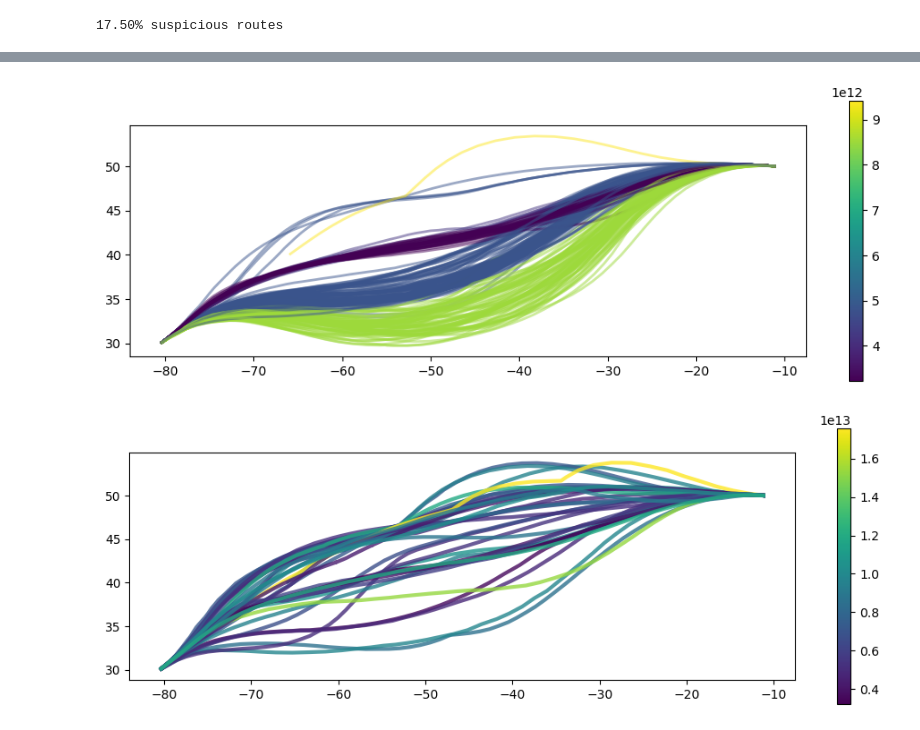
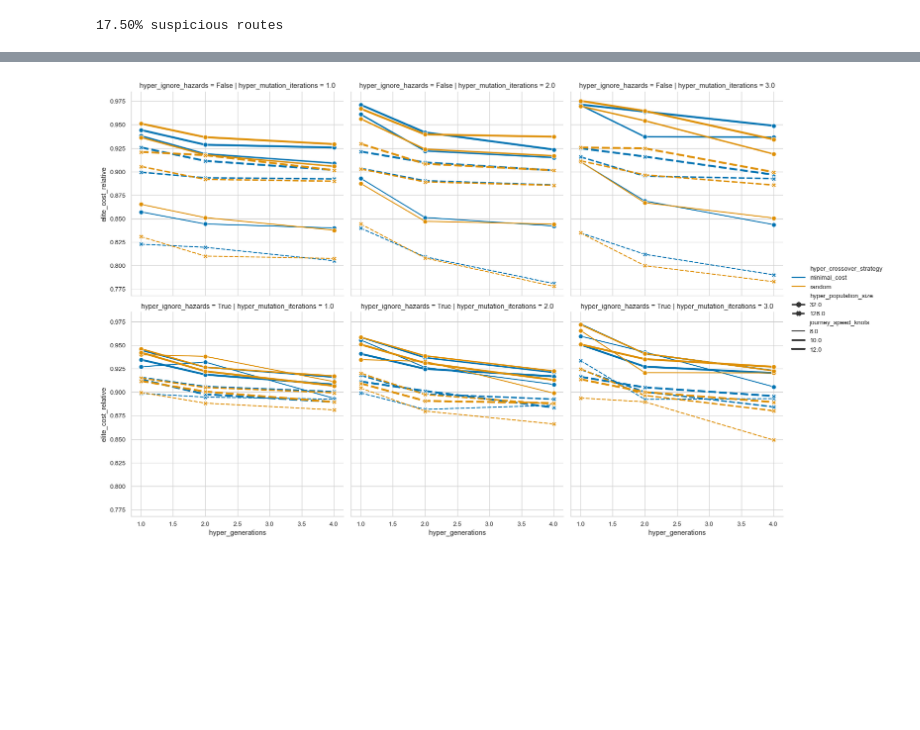
Before and after one commit to willirath/ship_routing, a Jupyter notebook: tuning/02_hyperparameter_tuning_analysis.ipynb, the cells around one changed output, grey strips where cells are left out. Cells and saved outputs as stored; diff of their text form; code cells hidden in the pictures; blank space fills up the shorter version.

Commit message:
Add prelim hyperparam tuning analysis

```diff
--- a/tuning/02_hyperparameter_tuning_analysis.ipynb
+++ b/tuning/02_hyperparameter_tuning_analysis.ipynb
@@ -41,9 +41,9 @@ from load_tuning_results import (
 import warnings
 warnings.filterwarnings("ignore")
 # %%
-df = gpd.read_parquet("results/results_prelim.geoparquet")
-df = add_derived_features(df)
-df
+gdf = gpd.read_parquet("results/results_prelim.geoparquet")
+gdf = add_derived_features(gdf)
+gdf
 # %% [output]
 |  | hyper_population_size | hyper_random_seed | hyper_selection_acceptance_rate_w... | hyper_mutation_width_fraction_warmup | ... |
 | filename |  |  |  |  | ... |
@@ -60,7 +60,7 @@ df
 | result:2025-12-07T19-59-57.597_4f... | 128 | 2492421514 | 0.3 | 0.9 | ... |
 309416 rows × 42 columns
 # %%
-df = filter_suspicious_routes(df)
+gdf = filter_suspicious_routes(gdf)
 # %% [output]
 17.50% suspicious routes
 # %%
@@ -82,10 +82,10 @@ columns_independent_algo = [
     "hyper_generations",
     "hyper_mutation_iterations",
     "hyper_crossover_strategy",
-    "hyper_crossover_rounds",
-    "hyper_selection_quantile",
+    # "hyper_crossover_rounds",
+    # "hyper_selection_quantile",
 ]
-values_independent_algo = df.loc[:, columns_independent_algo].apply(set, axis=0)
+values_independent_algo = gdf.loc[:, columns_independent_algo].apply(set, axis=0)
 values_independent_algo
 # %% [output]
 hyper_population_size                 {128.0, 32.0}
@@ -141,16 +106,40 @@ plt.gcf().set_figwidth(12)
-# %%
-df.sort_values(by="elite_cost_relative").reset_index().groupby(
-    columns_independent_algo
-).first().plot(column="seed_cost", linewidth=2, alpha=0.5, legend=True)
-plt.gcf().set_figheight(4)
-plt.gcf().set_figwidth(12)
-# %% [output]
-[figure, removed]
-# %%
-df.sort_values(by="elite_cost_relative").reset_index().groupby(
-    columns_independent_journey
-).first().plot(column="seed_cost", linewidth=3, alpha=0.8, legend=True)
-plt.gcf().set_figheight(4)
-plt.gcf().set_figwidth(12)
-# %% [output]
-[figure, removed]
+# %%
+df_filtered = (
+      gdf.set_index(columns_independent_journey)
+      .loc[pd.IndexSlice["Atlantic_forward", :, :]]
+      .groupby(columns_independent_algo + ["hyper_ignore_hazards", "journey_speed_knots"])
+      [columns_dependent].median()
+      .reset_index()  # Convert back to regular DataFrame
+  )
+
+# Now use relplot with different visual encodings
+# sns.set_style("whitegrid")
+sns.set_theme(
+      context="paper",    # Scales fonts/elements for papers (vs 'notebook', 'talk', 'poster')
+      style="whitegrid",      # Clean style with axis ticks (or 'white', 'whitegrid')
+      palette="colorblind",  # Colorblind-friendly palette
+      font_scale=1.1,     # Adjust if needed (1.0 is default for 'paper')
+  )
+sns.relplot(
+    data=df_filtered,
+    x="hyper_generations",
+    y="elite_cost_relative",
+    hue="hyper_crossover_strategy",
+    col="hyper_mutation_iterations",
+    style="hyper_population_size",  # Create separate subplots for each population size
+    row="hyper_ignore_hazards",
+    size="journey_speed_knots",
+    sizes=(1.5, 3),
+    kind="line",
+    markers=True,
+    dashes=True,
+    linewidth=2,
+    markersize=7,
+)
+
+fig = plt.gcf()
+
+fig.savefig("figures/hyperparams_cost_rel_Atlantic_forward.pdf", dpi=200)
+fig.savefig("figures/hyperparams_cost_rel_Atlantic_forward.png", dpi=200)
+# %% [output]
+[figure, added]
```
Also changed, not shown: parts of 8 cells of this notebook, 17 other files.
